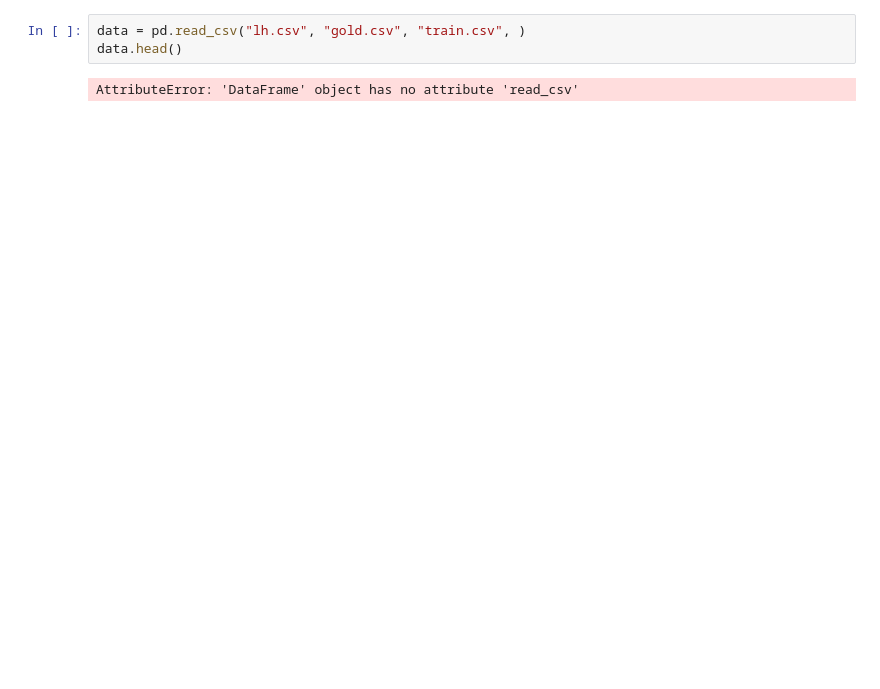
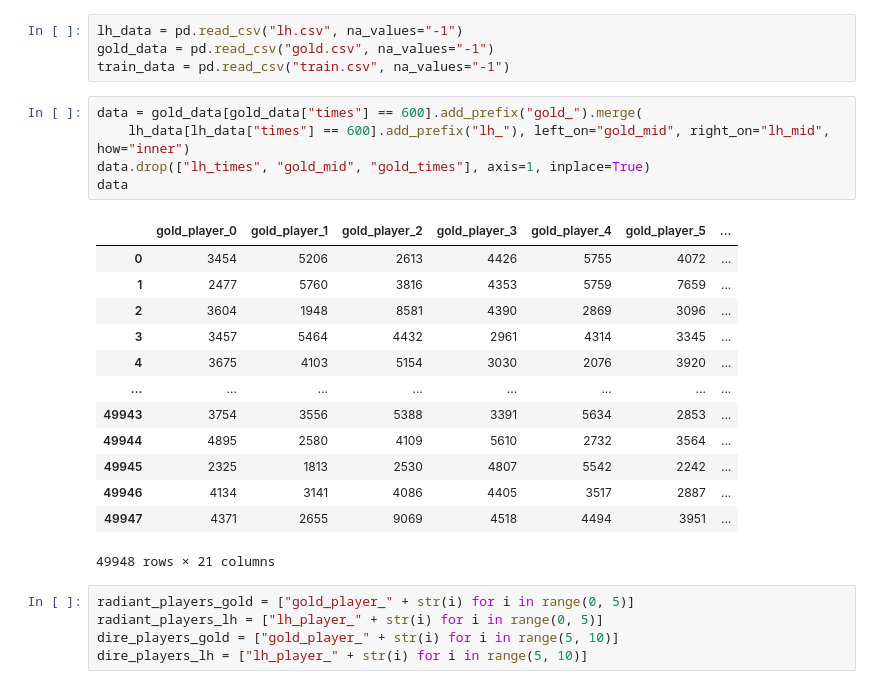
Before and after one commit to TroninDV/MLLab1, a Jupyter notebook: Untitled.ipynb, the cells around one changed output. Cells and saved outputs as stored; diff of their text form; blank space fills up the shorter version.

```diff
--- a/Untitled.ipynb
+++ b/Untitled.ipynb
@@ -4,5 +12,28 @@ import numpy as np
 # %%
-data = pd.read_csv("lh.csv", "gold.csv", "train.csv", )
-data.head()
+lh_data = pd.read_csv("lh.csv", na_values="-1")
+gold_data = pd.read_csv("gold.csv", na_values="-1")
+train_data = pd.read_csv("train.csv", na_values="-1")
-# %% [output]
-AttributeError: 'DataFrame' object has no attribute 'read_csv'
+# %%
+data = gold_data[gold_data["times"] == 600].add_prefix("gold_").merge(
+    lh_data[lh_data["times"] == 600].add_prefix("lh_"), left_on="gold_mid", right_on="lh_mid", how="inner")
+data.drop(["lh_times", "gold_mid", "gold_times"], axis=1, inplace=True)
+data
+# %% [output]
+|  | gold_player_0 | gold_player_1 | gold_player_2 | gold_player_3 | gold_player_4 | gold_player_5 | ... |
+| 0 | 3454 | 5206 | 2613 | 4426 | 5755 | 4072 | ... |
+| 1 | 2477 | 5760 | 3816 | 4353 | 5759 | 7659 | ... |
+| 2 | 3604 | 1948 | 8581 | 4390 | 2869 | 3096 | ... |
+| 3 | 3457 | 5464 | 4432 | 2961 | 4314 | 3345 | ... |
+| 4 | 3675 | 4103 | 5154 | 3030 | 2076 | 3920 | ... |
+| ... | ... | ... | ... | ... | ... | ... | ... |
+| 49943 | 3754 | 3556 | 5388 | 3391 | 5634 | 2853 | ... |
+| 49944 | 4895 | 2580 | 4109 | 5610 | 2732 | 3564 | ... |
+| 49945 | 2325 | 1813 | 2530 | 4807 | 5542 | 2242 | ... |
+| 49946 | 4134 | 3141 | 4086 | 4405 | 3517 | 2887 | ... |
+| 49947 | 4371 | 2655 | 9069 | 4518 | 4494 | 3951 | ... |
+49948 rows × 21 columns
+# %%
+radiant_players_gold = ["gold_player_" + str(i) for i in range(0, 5)]
+radiant_players_lh = ["lh_player_" + str(i) for i in range(0, 5)]
+dire_players_gold = ["gold_player_" + str(i) for i in range(5, 10)]
+dire_players_lh = ["lh_player_" + str(i) for i in range(5, 10)]
```
Also changed, not shown: parts of 31 cells of this notebook.
